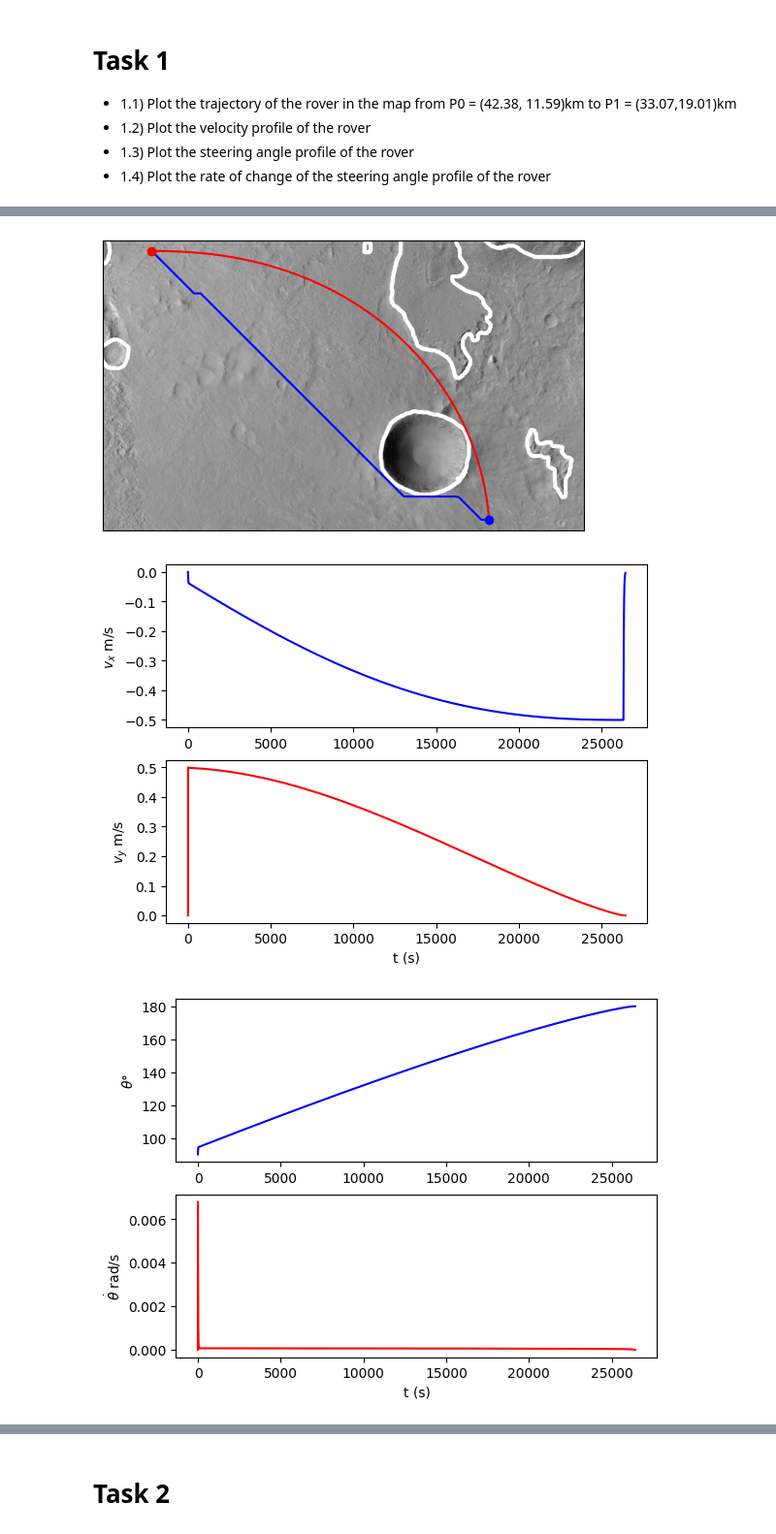
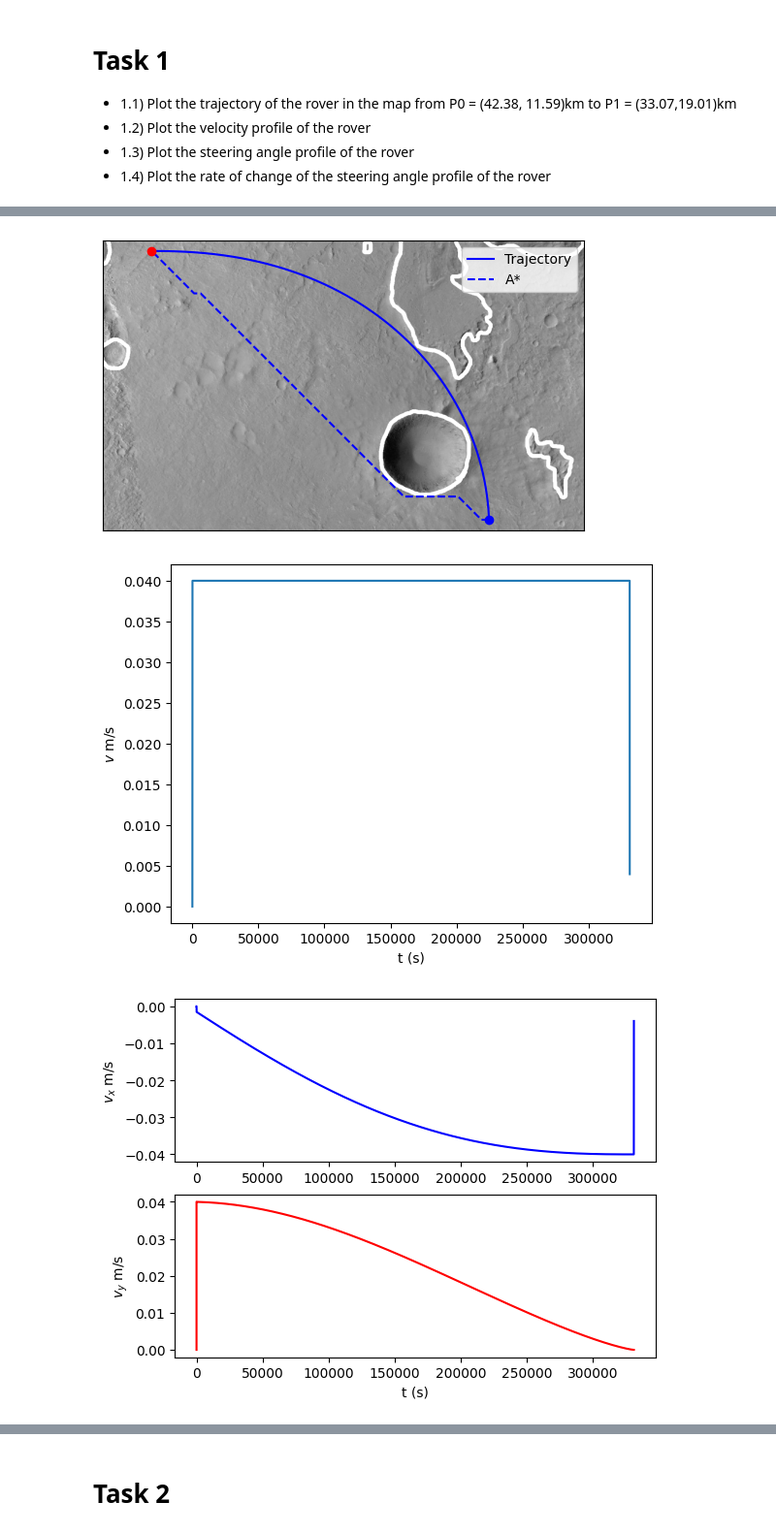
Before and after one commit to Meoli96/Robotic-pathfinding, a Jupyter notebook: main.ipynb, the cells around one changed output, grey strips where cells are left out. Shown: that part at 97% size. Saved outputs shown, nothing was run; the diff lists cells and outputs as text; code cells hidden in the pictures.

```diff
--- a/main.ipynb
+++ b/main.ipynb
@@ -18,8 +18,8 @@ from utils import *
 dataFolder = "data/"
 
 ## Constants of the problem
-maxVel = 0.5; # [m/s] maximum velocity of the rover
-LAxis = 1; # [m] length of the rover wheel axis
+maxVel = 0.04; # [m/s] maximum velocity of the rover
+LAxis = 3; # [m] length of the rover wheel axis
 # %%
 
 ### load data from csv file
@@ -101,12 +92,12 @@ np_P0 = np.array([P0[0],P0[1], np.deg2rad(90)])
 np_P1 = np.array([P1[0],P1[1], np.deg2rad(180)])
 
 q, qd, t  = control_pose(marsRover, np_P0, np_P1, 1,
-                         k_rho=0.04, k_alpha=0.09, k_beta=-0.11)
+                         k_rho=0.04, k_alpha=0.09, k_beta=-0.115)
 
 
-cost_traj = cost_array(q[:,0:2])
+cost_traj = cost_path(q[:,0:2])
 
-# plot steering angle
+
 theta_plot =  list_np_angle(q[:,2])
 theta_dot_plot = np.unwrap(qd[:,2])
 print("Theta_final: ",theta_plot[-1])
@@ -122,60 +113,68 @@ Time in sol:  0.2976843404257624
 # %%
 
 
-# Create submap around midpoint between P0 and P1, at least wide and high enough to fit half of the distance between P0 and P1
+# Create submap around midpoint between P0 and P1
 x_mid, y_mid = (P0[0]+P1[0])/2, (P0[1]+P1[1])/2
 
 x_start, x_end = x_mid - 6000, x_mid + 20000
 y_start, y_end = y_mid - 4000, y_mid + 4000
 
+# Create submap
+submap = mars_grid.get_submap(x_start, x_end, y_start, y_end)
+submap.plot()
 
 
-# Create submap
-submap = mars_grid.get_submap(x_start, x_end, y_start, y_end)
+#plt.figure()
+## Display the submatrix
+#plt.imshow(np.flipud(submap), cmap='gray',  aspect='equal')
+#plt.gca().invert_yaxis()
 
-
-plt.figure()
-# Display the submatrix
-plt.imshow(np.flipud(submap), cmap='gray',  aspect='auto')
-plt.gca().invert_yaxis()
-ax = plt.gca()
-ax.set_aspect('equal')
 
 
 # Set the x and y ticks
 plt.xticks([])
 plt.yticks([])
 
-plt.plot(q[:,0]/10 - x_start/10, q[:,1]/10-y_start/10, 'r')
-plt.plot(np_path[:,0]/10 - x_start/10, np_path[:,1]/10-y_start/10, 'b')
+plt.plot(q[:,0]/10 - x_start/10, q[:,1]/10-y_start/10, 'b')
+plt.plot(np_path[:,0]/10 - x_start/10, np_path[:,1]/10-y_start/10, 'b', linestyle='--')
 plt.plot(P0[0]/10 - x_start/10, P0[1]/10-y_start/10, 'bo')
 plt.plot(P1[0]/10 - x_start/10, P1[1]/10-y_start/10, 'ro')
+plt.legend(['Trajectory', 'A*'])
 
 
 plt.show()
 # %% [output]
-[figure, old version]
+[figure, new version]
 # %%
-# plot velocity
+# plot velocity module
+plt.figure()
+plt.plot(np.sqrt(qd[:,0]**2 + qd[:,1]**2))
+plt.ylabel(r'$v$' + " m/s")
+plt.xlabel("t (s)")
+
+
+# 1.2) Plot the velocity profile of the rover
 plt.figure()
 plt.subplot(2,1,1)
 plt.ylabel(r'$v_x$' + " m/s")
 plt.plot(qd[:,0], 'b-')
 plt.subplot(2,1,2)
 plt.ylabel(r'$v_y$' + " m/s")
 plt.xlabel("t (s)")
 plt.plot(qd[:,1], 'r-')
 
+# 1.3) Plot the steering angle profile of the rover
 plt.figure()
 plt.subplot(2,1,1)
 plt.ylabel(r'$\theta$' + "°")
 plt.plot(theta_plot, 'b-')
 
+# 1.4) Plot the rate of change of the steering angle profile of the rover
 plt.subplot(2,1,2)
 plt.ylabel(r'$\dot{\theta}$' + " rad/s")
 plt.xlabel("t (s)")
 plt.plot(theta_dot_plot, 'r-')
 plt.show()
 # %% [output]
-[figure, old version]
+[figure, new version]
-[figure, old version]
+[figure, new version]
```
Also changed, not shown: parts of 6 cells of this notebook, 3 other files.
